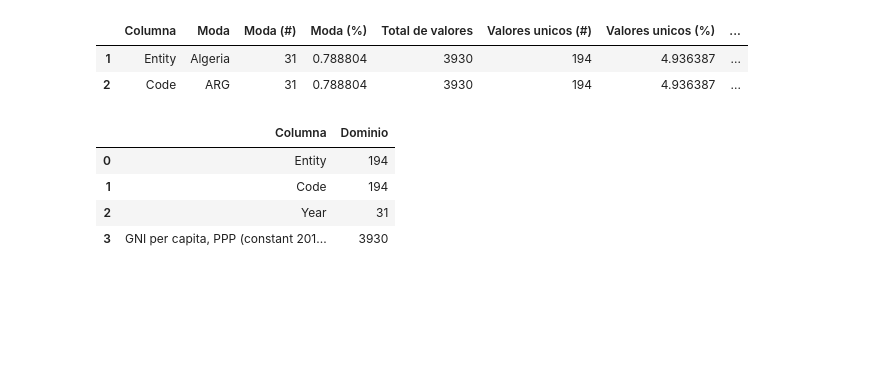
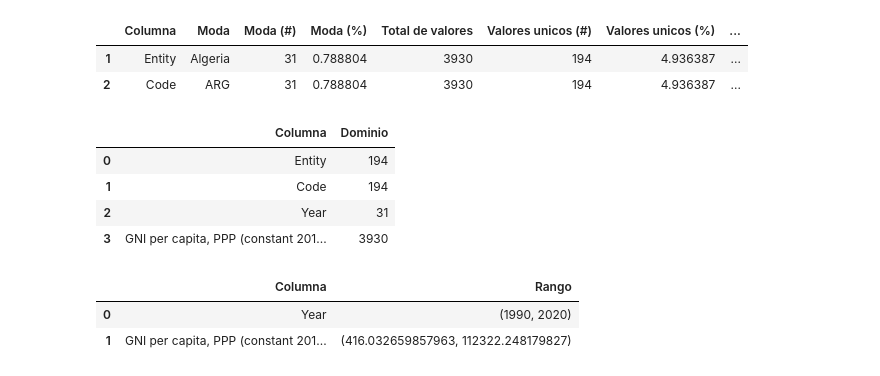
Before and after one commit to agutierrezmorag/olympic-games-datamart, a Jupyter notebook: income.ipynb, the cells around one changed output. Cells and saved outputs as stored; diff of their text form; code cells hidden in the pictures; blank space fills up the shorter version.

```diff
--- a/income.ipynb
+++ b/income.ipynb
@@ -101,3 +101,16 @@ domain_df
 | 1 | Code | 194 |
 | 2 | Year | 31 |
 | 3 | GNI per capita, PPP (constant 201... | 3930 |
+# %%
+from statistics_calc import generate_range_df
+
+range_df = generate_range_df(national_income_data)
+
+# save to file
+range_df.to_csv("descriptors/income-range.csv", index=False, decimal=",")
+
+range_df
+# %% [output]
+|  | Columna | Rango |
+| 0 | Year | (1990, 2020) |
+| 1 | GNI per capita, PPP (constant 201... | (416.032659857963, 112322.248179827) |
```
Also changed, not shown: 10 other files.
